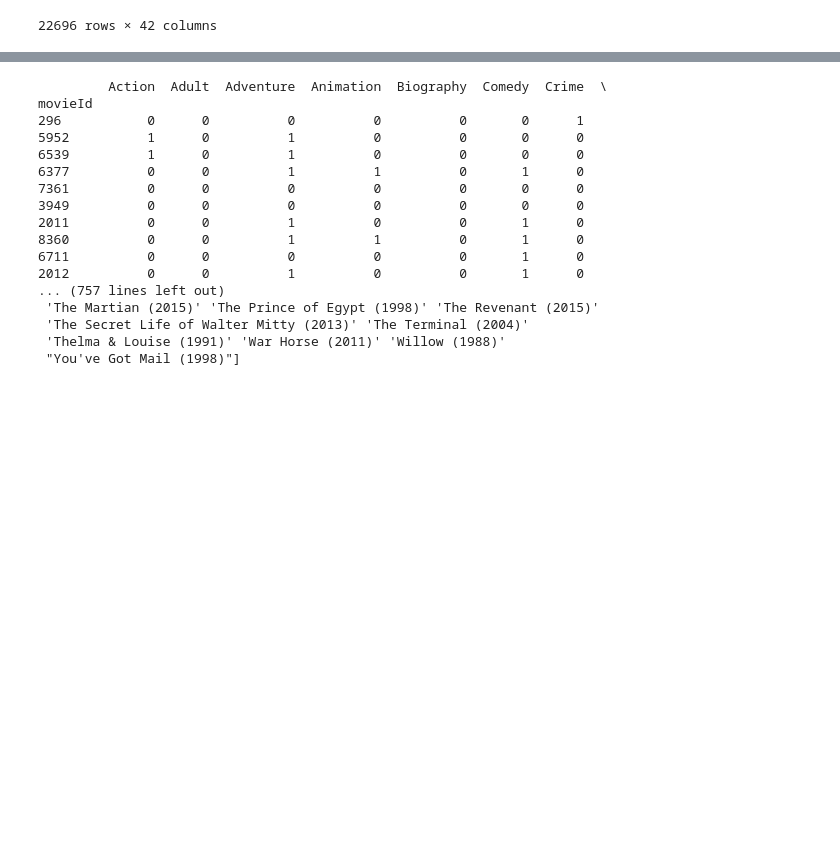
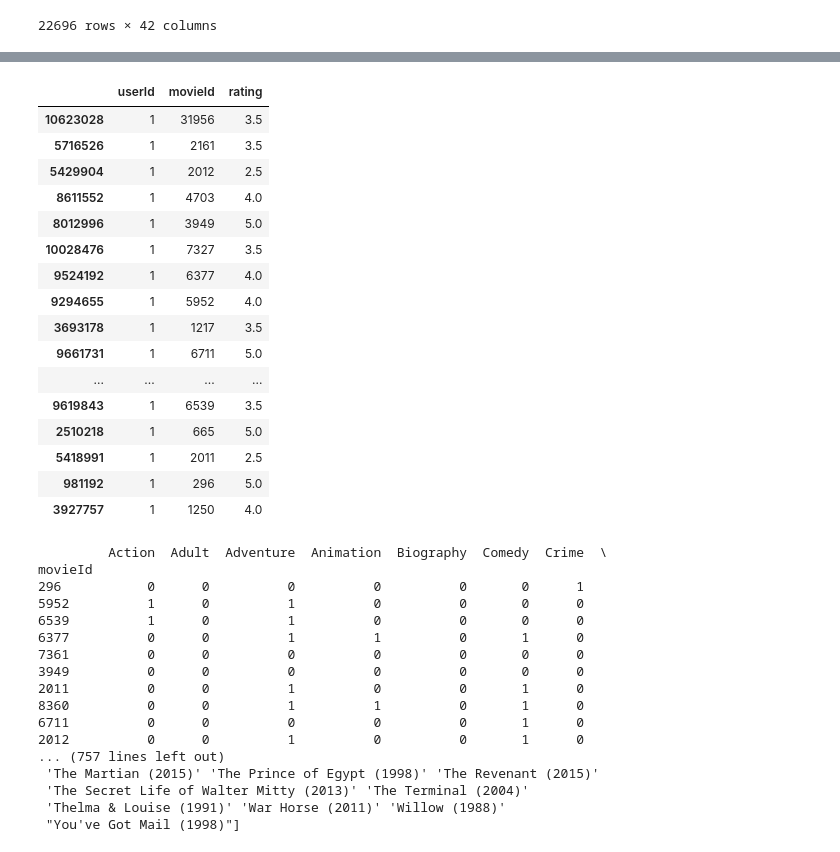
Before and after one commit to vincentlewi/import-group_name, a Jupyter notebook: content_based_kev.ipynb, the cells around one changed output, grey strips where cells are left out. Cells and saved outputs as stored; diff of their text form; code cells hidden in the pictures; blank space fills up the shorter version.

```diff
--- a/content_based_kev.ipynb
+++ b/content_based_kev.ipynb
@@ -462,3 +466,23 @@ dtype: int64
+# %%
+df_ratings[df_ratings.userId == 1]
+# %% [output]
+|  | userId | movieId | rating |
+| 10623028 | 1 | 31956 | 3.5 |
+| 5716526 | 1 | 2161 | 3.5 |
+| 5429904 | 1 | 2012 | 2.5 |
+| 8611552 | 1 | 4703 | 4.0 |
+| 8012996 | 1 | 3949 | 5.0 |
+| 10028476 | 1 | 7327 | 3.5 |
+| 9524192 | 1 | 6377 | 4.0 |
+| 9294655 | 1 | 5952 | 4.0 |
+| 3693178 | 1 | 1217 | 3.5 |
+| 9661731 | 1 | 6711 | 5.0 |
+| ... | ... | ... | ... |
+| 9619843 | 1 | 6539 | 3.5 |
+| 2510218 | 1 | 665 | 5.0 |
+| 5418991 | 1 | 2011 | 2.5 |
+| 981192 | 1 | 296 | 5.0 |
+| 3927757 | 1 | 1250 | 4.0 |
 # %%
 def get_recomm(userId):
 
```
Also changed, not shown: parts of 31 cells of this notebook.
